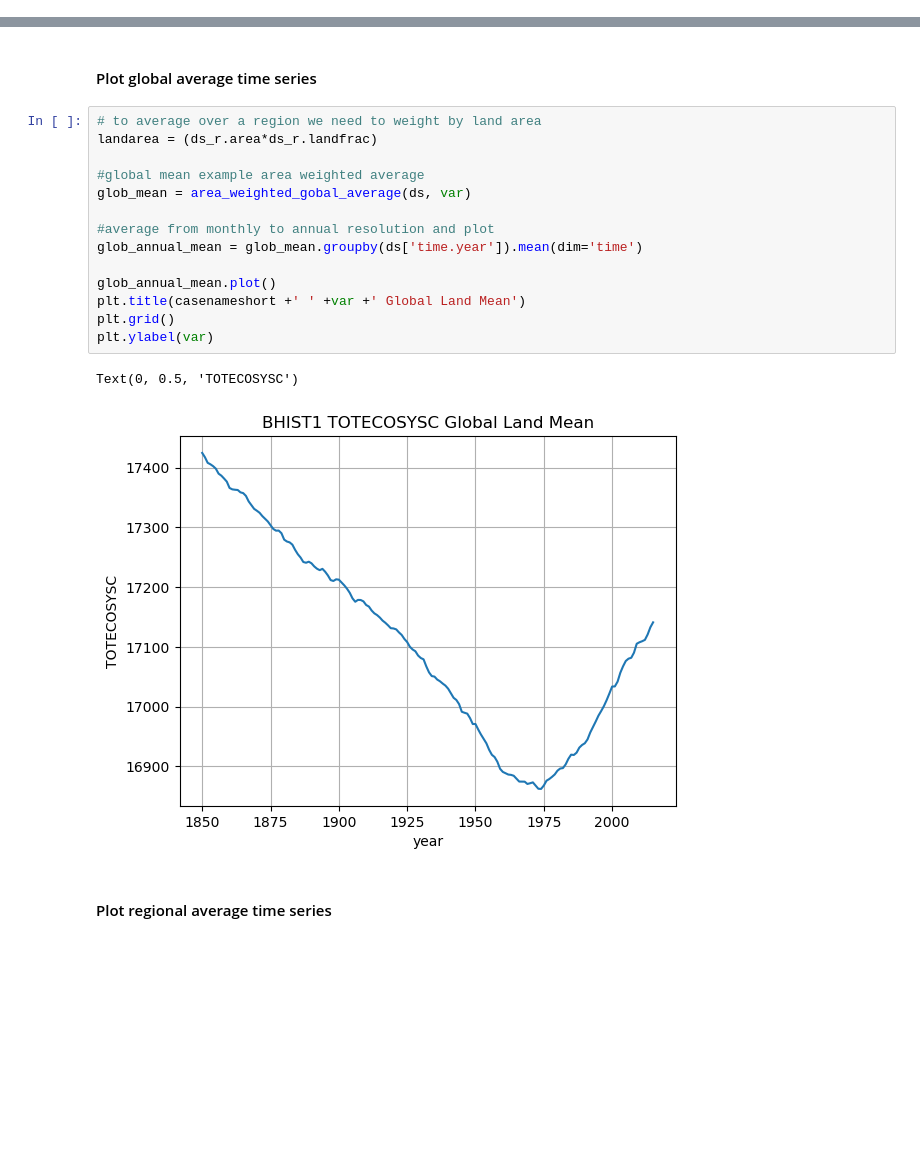
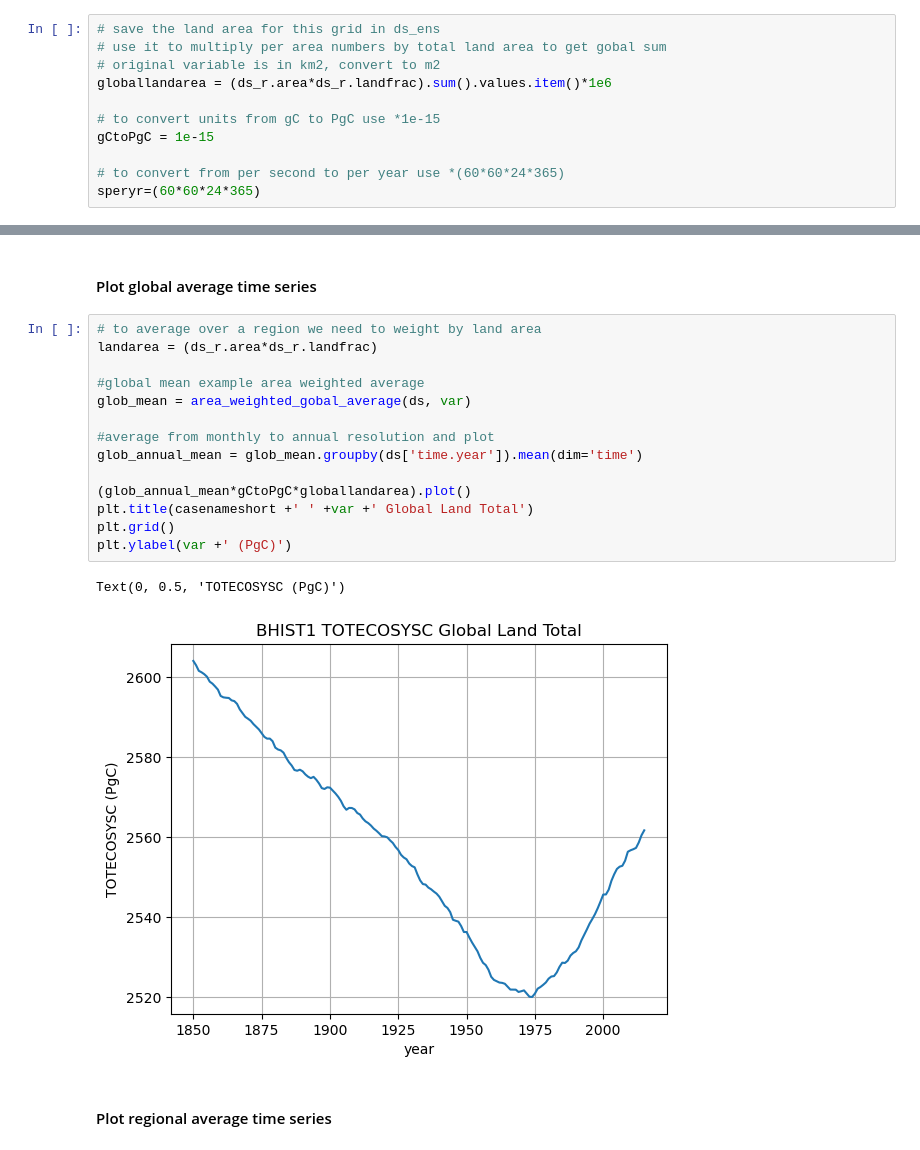
Before and after one commit to NCAR/CESM-emission-driven-run-tutorial, a Jupyter notebook: analysis_notebooks/land_carbon_analysis.ipynb, the cells around one changed output, grey strips where cells are left out. Drawn from its saved outputs; the diff is of its cells as text; blank space fills up the shorter version.

```diff
--- a/analysis_notebooks/land_carbon_analysis.ipynb
+++ b/analysis_notebooks/land_carbon_analysis.ipynb
@@ -204,3 +201,14 @@ landarea = (ds_r.area*ds_r.landfrac)
+# %%
+# save the land area for this grid in ds_ens
+# use it to multiply per area numbers by total land area to get gobal sum
+# original variable is in km2, convert to m2
+globallandarea = (ds_r.area*ds_r.landfrac).sum().values.item()*1e6
+
+# to convert units from gC to PgC use *1e-15
+gCtoPgC = 1e-15
+
+# to convert from per second to per year use *(60*60*24*365)
+speryr=(60*60*24*365)
 # %%
 ds_r
 # %% [output]
@@ -253,20 +265,20 @@ axis.coastlines()  # cartopy function
 # %%
 # to average over a region we need to weight by land area
 landarea = (ds_r.area*ds_r.landfrac)
 
 #global mean example area weighted average
 glob_mean = area_weighted_gobal_average(ds, var)
 
 #average from monthly to annual resolution and plot
 glob_annual_mean = glob_mean.groupby(ds['time.year']).mean(dim='time')
 
-glob_annual_mean.plot()
-plt.title(casenameshort +' ' +var +' Global Land Mean')
+(glob_annual_mean*gCtoPgC*globallandarea).plot()
+plt.title(casenameshort +' ' +var +' Global Land Total')
 plt.grid()
-plt.ylabel(var)
+plt.ylabel(var +' (PgC)')
 # %% [output]
-Text(0, 0.5, 'TOTECOSYSC')
+Text(0, 0.5, 'TOTECOSYSC (PgC)')
-[figure, old version]
+[figure, new version]
 # %% [markdown]
 #### Plot regional average time series
 # %%
```
Also changed, not shown: parts of 11 cells of this notebook.
